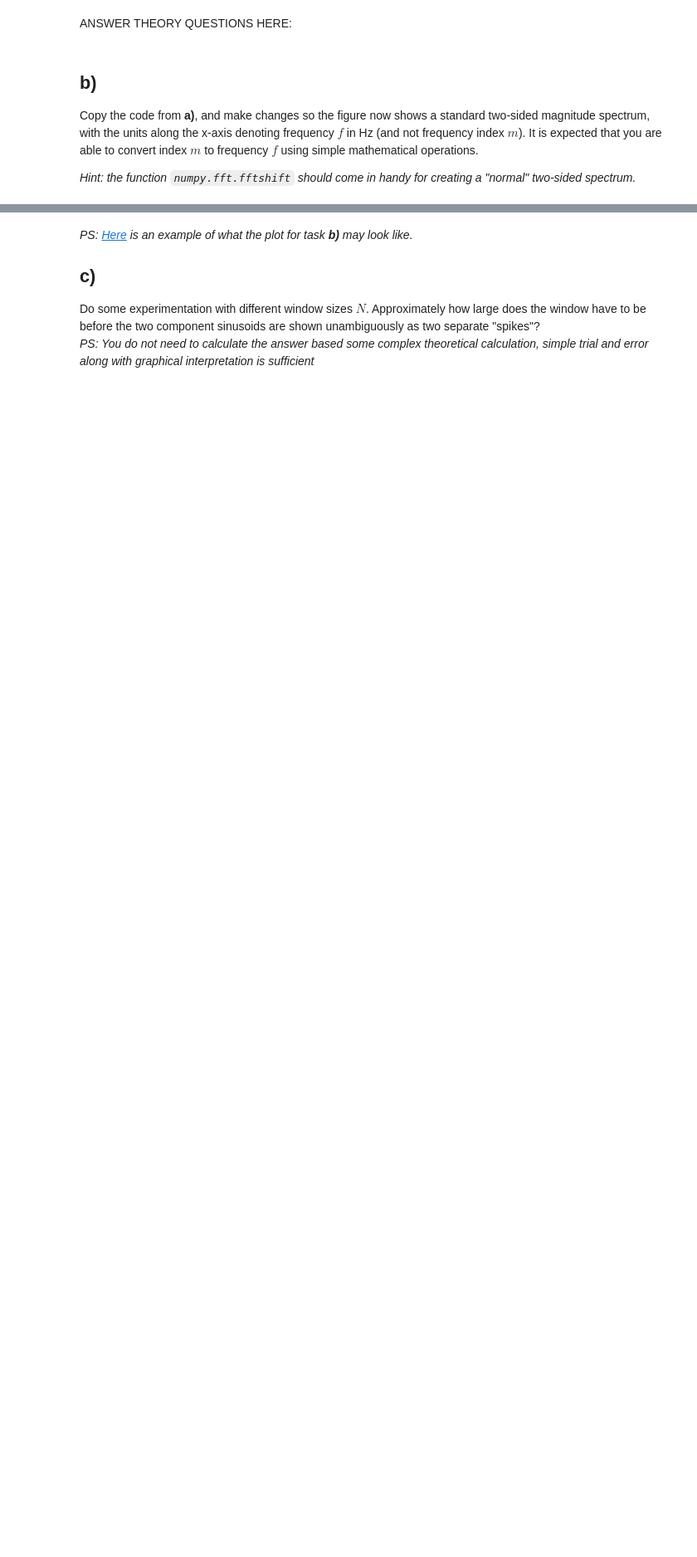
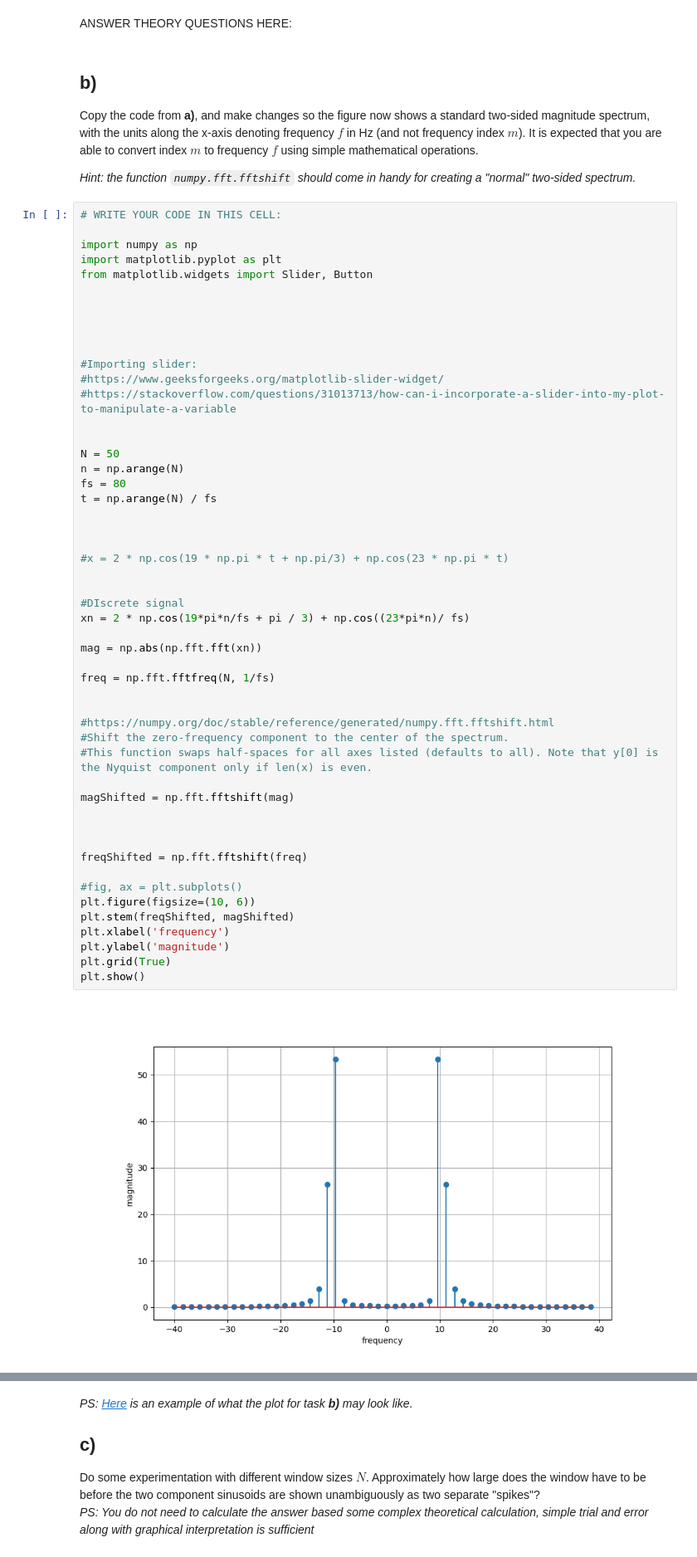
Before and after one commit to hanurd25/AIS2201_Exercises, a Jupyter notebook: Exercise_5/Problem1.ipynb, the cells around one changed output, grey strips where cells are left out. Shown: that part at 83% size. Drawn from its saved outputs; the diff is of its cells as text; blank space fills up the shorter version.

```diff
--- a/Exercise_5/Problem1.ipynb
+++ b/Exercise_5/Problem1.ipynb
@@ -119,3 +153,56 @@ ANSWER THEORY QUESTIONS HERE:
 Copy the code from **a)**, and make changes so the figure now shows a standard two-sided magnitude spectrum, with the units along the x-axis denoting frequency $f$ in Hz (and not frequency index $m$). It is expected that you are able to convert index $m$ to frequency $f$ using simple mathematical operations.
 
 *Hint: the function `numpy.fft.fftshift` should come in handy for creating a "normal" two-sided spectrum.*
+# %%
+# WRITE YOUR CODE IN THIS CELL:
+
+import numpy as np
+import matplotlib.pyplot as plt
+from matplotlib.widgets import Slider, Button
+
+
+
+
+
+#Importing slider:
+#https://www.geeksforgeeks.org/matplotlib-slider-widget/
+#https://stackoverflow.com/questions/31013713/how-can-i-incorporate-a-slider-into-my-plot-to-manipulate-a-variable
+
+
+N = 50
+n = np.arange(N)
+fs = 80
+t = np.arange(N) / fs
+
+
+
+#x = 2 * np.cos(19 * np.pi * t + np.pi/3) + np.cos(23 * np.pi * t)
+
+
+#DIscrete signal
+xn = 2 * np.cos(19*pi*n/fs + pi / 3) + np.cos((23*pi*n)/ fs)
+
+mag = np.abs(np.fft.fft(xn))
+
+freq = np.fft.fftfreq(N, 1/fs)
+
+
+#https://numpy.org/doc/stable/reference/generated/numpy.fft.fftshift.html
+#Shift the zero-frequency component to the center of the spectrum.
+#This function swaps half-spaces for all axes listed (defaults to all). Note that y[0] is the Nyquist component only if len(x) is even.
+
+magShifted = np.fft.fftshift(mag)
+
+
+
+freqShifted = np.fft.fftshift(freq)
+
+#fig, ax = plt.subplots()
+plt.figure(figsize=(10, 6))
+plt.stem(freqShifted, magShifted)
+plt.xlabel('frequency')
+plt.ylabel('magnitude')
+plt.grid(True)
+plt.show()
+# %% [output]
+[figure, added]
```
Also changed, not shown: parts of 6 cells of this notebook, 7 other files.
